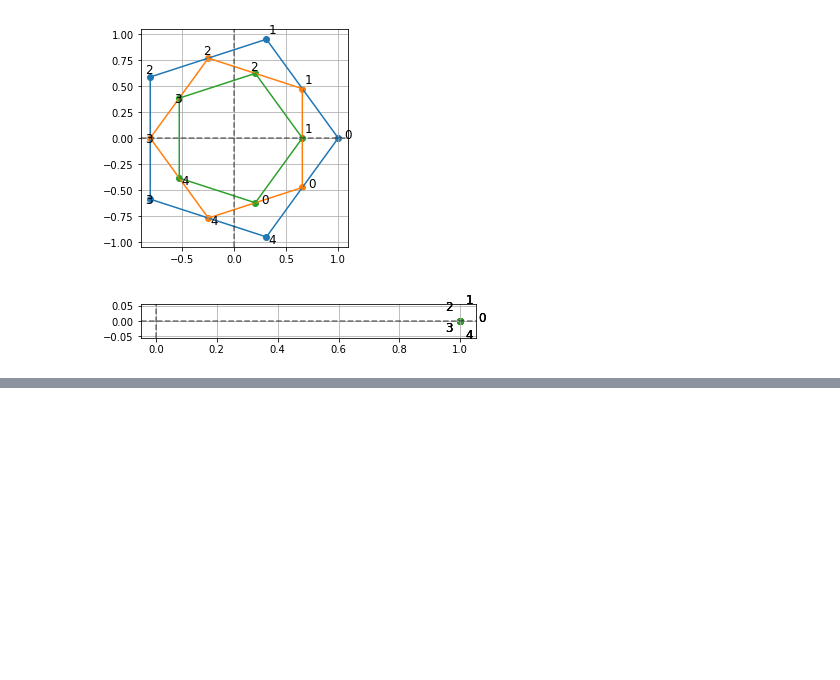
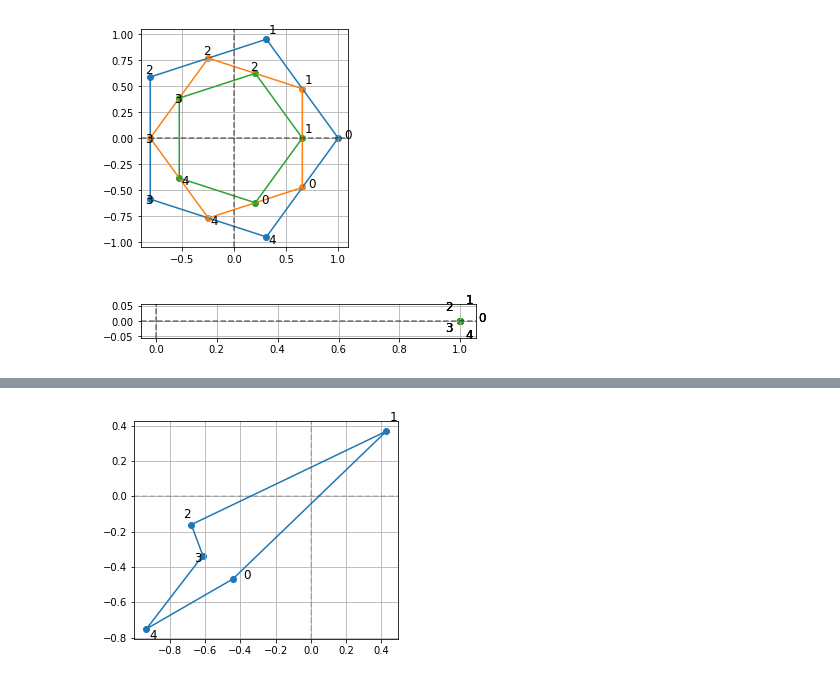
Before and after one commit to fractalclockwork/Math725, a Jupyter notebook: Exercises/Math725_ex_week6_midpt_poly.ipynb, the cells around one changed output, grey strips where cells are left out. Cells and saved outputs as stored; diff of their text form; code cells hidden in the pictures; blank space fills up the shorter version.

```diff
--- a/Exercises/Math725_ex_week6_midpt_poly.ipynb
+++ b/Exercises/Math725_ex_week6_midpt_poly.ipynb
@@ -102,0 +126,7 @@ z_plot(W)
+# %%
+TT = T(n)
+D= sym.diag(P.tolist(), unpack=True)
+DD= Matrix(list((TT*D*TT.inv()).eigenvals()))
+z_plot(DD) # which is obvious
+# %% [output]
+[figure, added]
```
Also changed, not shown: parts of 9 cells of this notebook.
